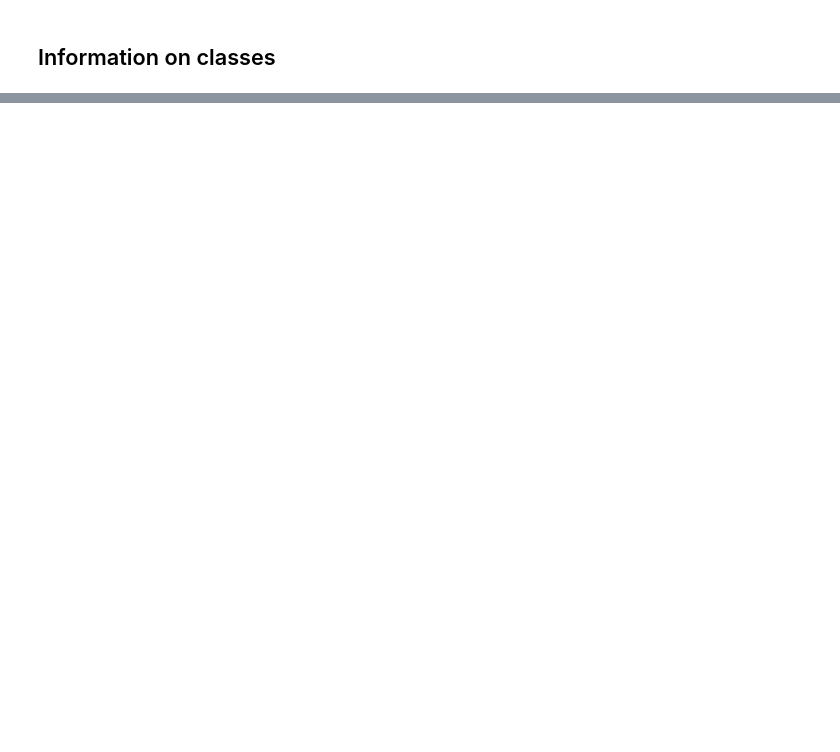
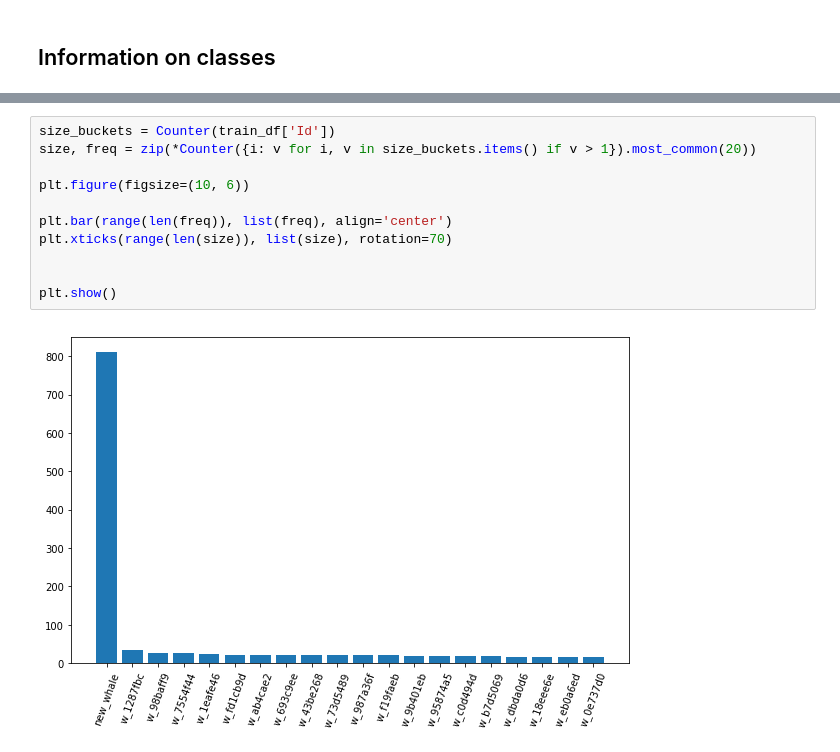
Before and after one commit to guillaume-guerdoux/whales_humpback_recognition, a Jupyter notebook: explore_data.ipynb, the cells around one changed output, grey strips where cells are left out. Drawn from its saved outputs; the diff is of its cells as text; blank space fills up the shorter version.

```diff
--- a/explore_data.ipynb
+++ b/explore_data.ipynb
@@ -104,0 +162,13 @@ plt.show()
+# %%
+size_buckets = Counter(train_df['Id'])
+size, freq = zip(*Counter({i: v for i, v in size_buckets.items() if v > 1}).most_common(20))
+
+plt.figure(figsize=(10, 6))
+
+plt.bar(range(len(freq)), list(freq), align='center')
+plt.xticks(range(len(size)), list(size), rotation=70)
+
+
+plt.show()
+# %% [output]
+[figure, added]
```
Also changed, not shown: parts of 26 cells of this notebook.
